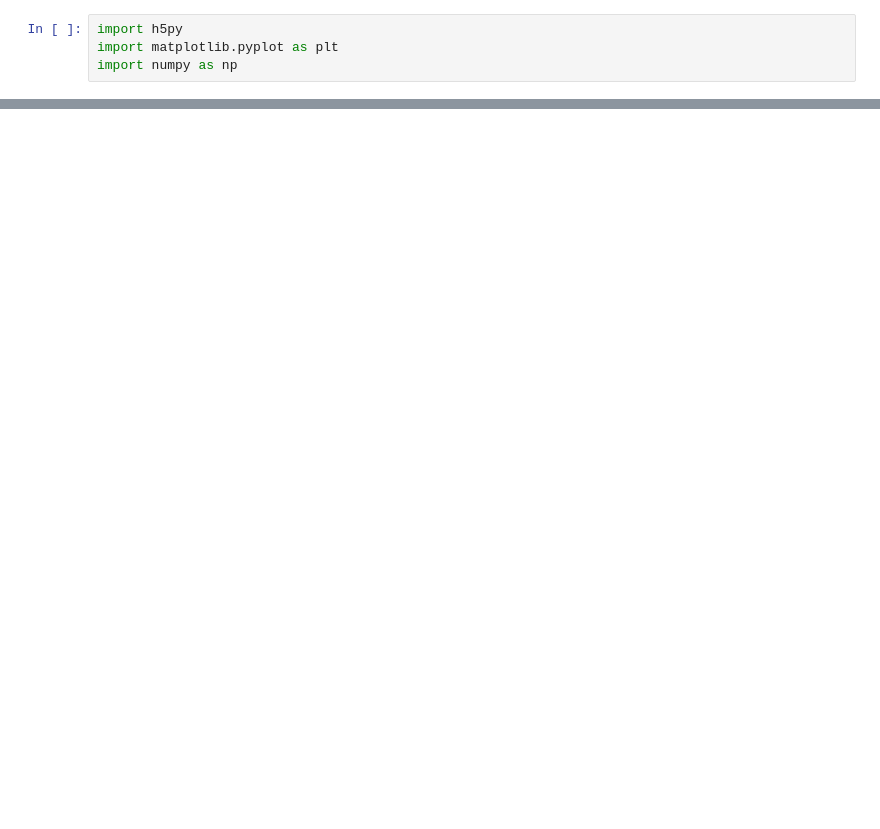
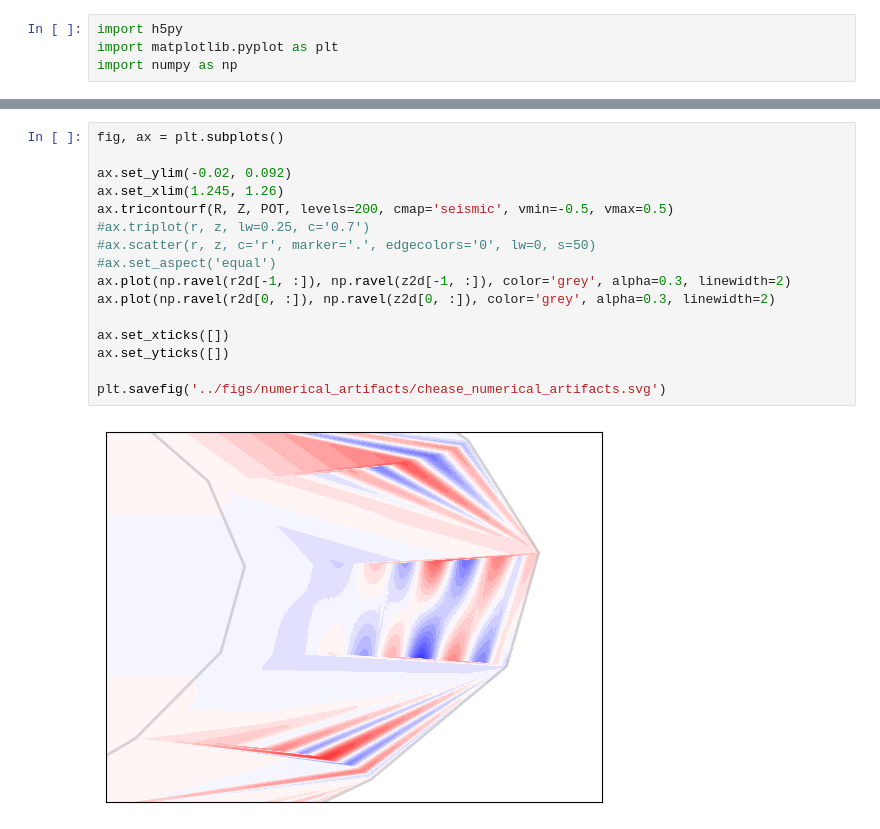
Before and after one commit to felifluid/bachelorarbeit, a Jupyter notebook: scripts/numerical-artifacts.ipynb, the cells around one changed output, grey strips where cells are left out. Saved outputs shown, nothing was run; the diff lists cells and outputs as text; blank space fills up the shorter version.

```diff
--- a/scripts/numerical-artifacts.ipynb
+++ b/scripts/numerical-artifacts.ipynb
@@ -33,0 +128,18 @@ plt.savefig('../figs/numerical_artifacts.svg')
+# %%
+fig, ax = plt.subplots()
+
+ax.set_ylim(-0.02, 0.092)
+ax.set_xlim(1.245, 1.26)
+ax.tricontourf(R, Z, POT, levels=200, cmap='seismic', vmin=-0.5, vmax=0.5)
+#ax.triplot(r, z, lw=0.25, c='0.7')
+#ax.scatter(r, z, c='r', marker='.', edgecolors='0', lw=0, s=50)
+#ax.set_aspect('equal')
+ax.plot(np.ravel(r2d[-1, :]), np.ravel(z2d[-1, :]), color='grey', alpha=0.3, linewidth=2)
+ax.plot(np.ravel(r2d[0, :]), np.ravel(z2d[0, :]), color='grey', alpha=0.3, linewidth=2)
+
+ax.set_xticks([])
+ax.set_yticks([])
+
+plt.savefig('../figs/numerical_artifacts/chease_numerical_artifacts.svg')
+# %% [output]
+[figure, added]
```
Also changed, not shown: parts of 6 cells of this notebook, 5 other files.
